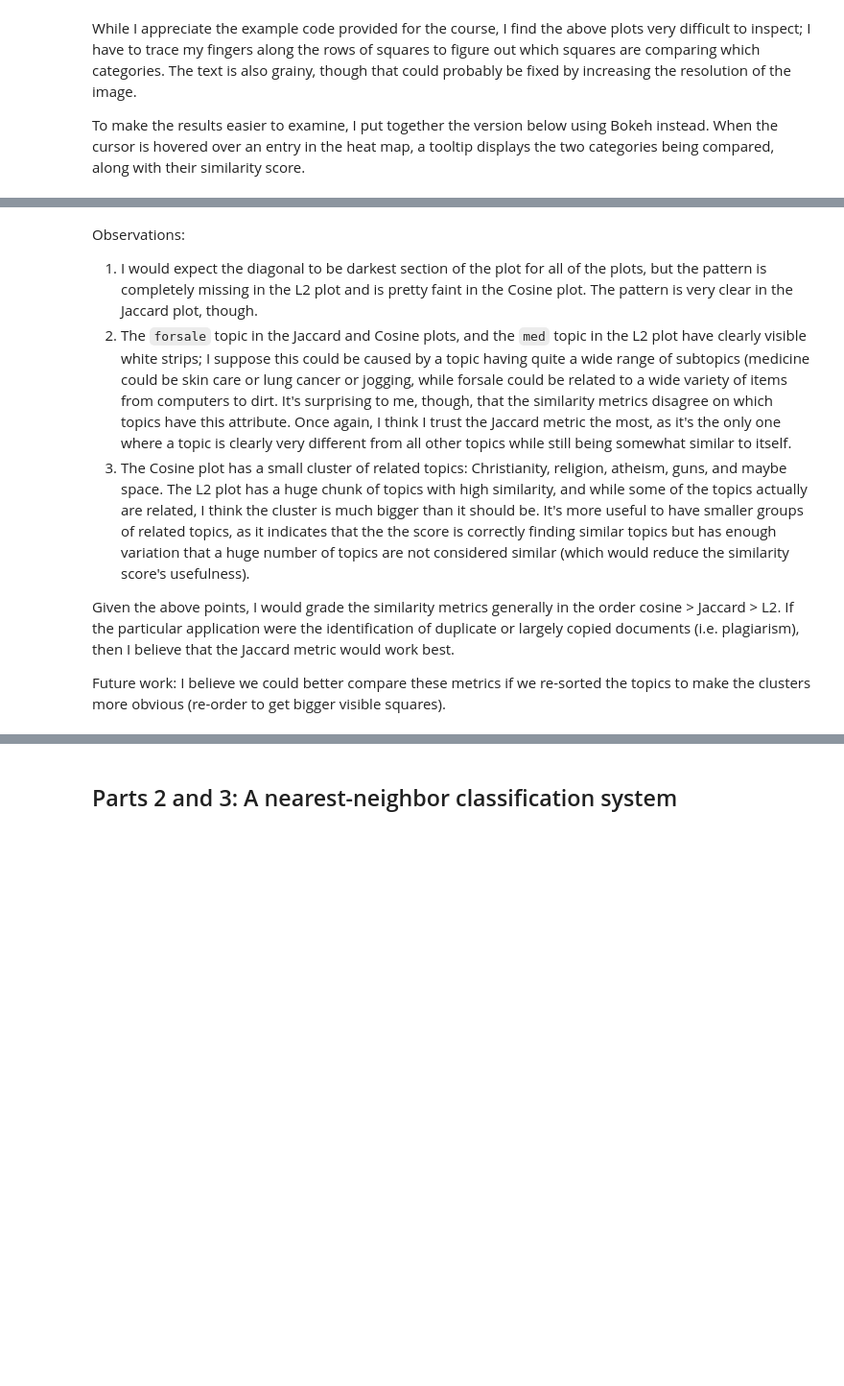
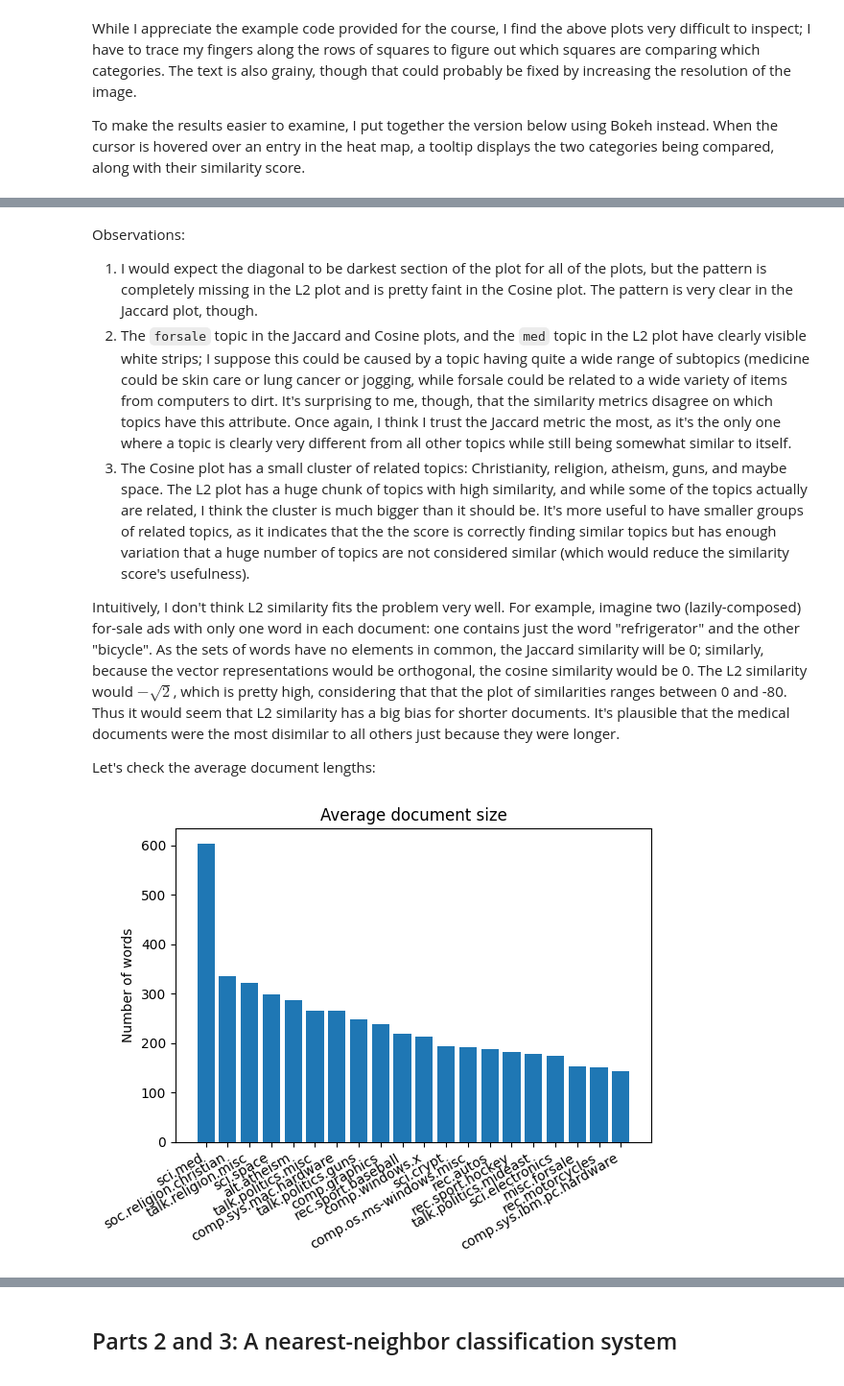
Before and after one commit to garfieldnate/Stanford-CS-168_Modern_Algorithmic_Toolbox, a Jupyter notebook: cs168/notebooks/mini_project_2.ipynb, the cells around one changed output, grey strips where cells are left out. Shown at 96% size. Drawn from its saved outputs; the diff is of its cells as text; code cells hidden in the pictures; blank space fills up the shorter version.

```diff
--- a/cs168/notebooks/mini_project_2.ipynb
+++ b/cs168/notebooks/mini_project_2.ipynb
@@ -418,6 +419,23 @@ Observations:
 2. The `forsale` topic in the Jaccard and Cosine plots, and the `med` topic in the L2 plot have clearly visible white strips; I suppose this could be caused by a topic having quite a wide range of subtopics (medicine could be skin care or lung cancer or jogging, while forsale could be related to a wide variety of items from computers to dirt. It's surprising to me, though, that the similarity metrics disagree on which topics have this attribute. Once again, I think I trust the Jaccard metric the most, as it's the only one where a topic is clearly very different from all other topics while still being somewhat similar to itself.
 3. The Cosine plot has a small cluster of related topics: Christianity, religion, atheism, guns, and maybe space. The L2 plot has a huge chunk of topics with high similarity, and while some of the topics actually are related, I think the cluster is much bigger than it should be. It's more useful to have smaller groups of related topics, as it indicates that the the score is correctly finding similar topics but has enough variation that a huge number of topics are not considered similar (which would reduce the similarity score's usefulness).
 
-Given the above points, I would grade the similarity metrics generally in the order cosine > Jaccard > L2. If the particular application were the identification of duplicate or largely copied documents (i.e. plagiarism), then I believe that the Jaccard metric would work best.
+Intuitively, I don't think L2 similarity fits the problem very well. For example, imagine two (lazily-composed) for-sale ads with only one word in each document: one contains just the word "refrigerator" and the other "bicycle". As the sets of words have no elements in common, the Jaccard similarity will be 0; similarly, because the vector representations would be orthogonal, the cosine similarity would be 0. The L2 similarity would $-\sqrt{2}$, which is pretty high, considering that that the plot of similarities ranges between 0 and -80. Thus it would seem that L2 similarity has a big bias for shorter documents. It's plausible that the medical documents were the most disimilar to all others just because they were longer.
 
-Future work: I believe we could better compare these metrics if we re-sorted the topics to make the clusters more obvious (re-order to get bigger visible squares).
+Let's check the average document lengths:
+# %%
+def graph_average_document_size(data, group_names):
+    groups = data.groupby(labels)
+    average_length = groups.sum().sum(axis=1) / groups.size()
+    average_length.index = group_names
+    average_length.sort_values(inplace=True, ascending=False)
+
+    fig, ax = plt.subplots()
+    # slanted x-labels
+    fig.autofmt_xdate()
+    ax.bar(average_length.index, average_length)
+    ax.set_title("Average document size")
+    ax.set_ylabel("Number of words")
+
+graph_average_document_size(data, group_names)
+# %% [output]
+[figure, added]
```
Also changed, not shown: parts of 4 cells of this notebook, 1 other file.
